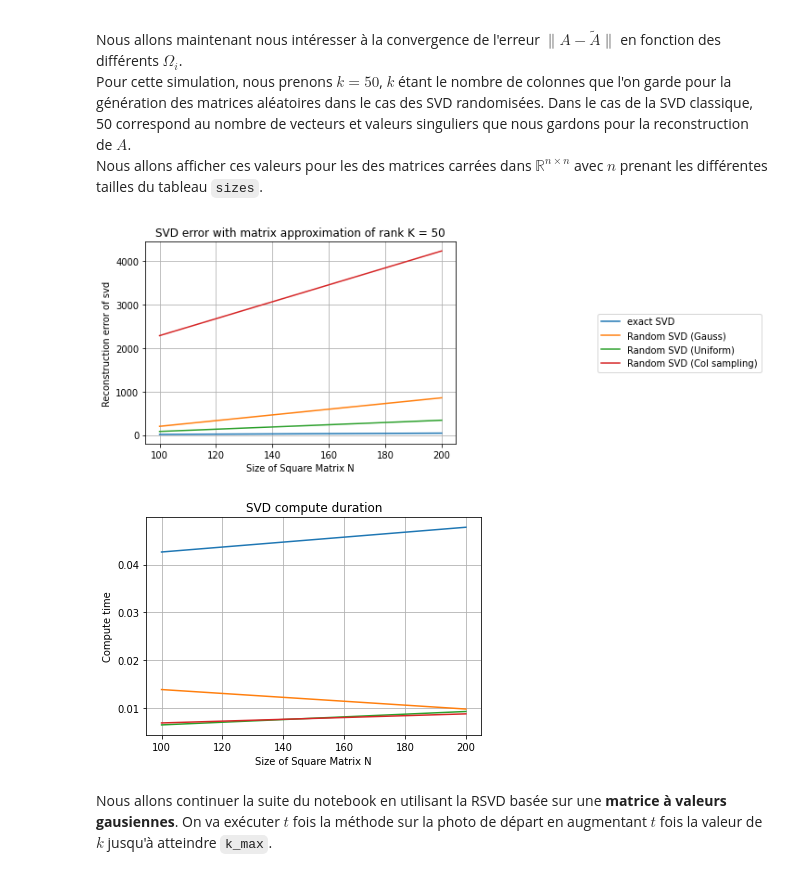
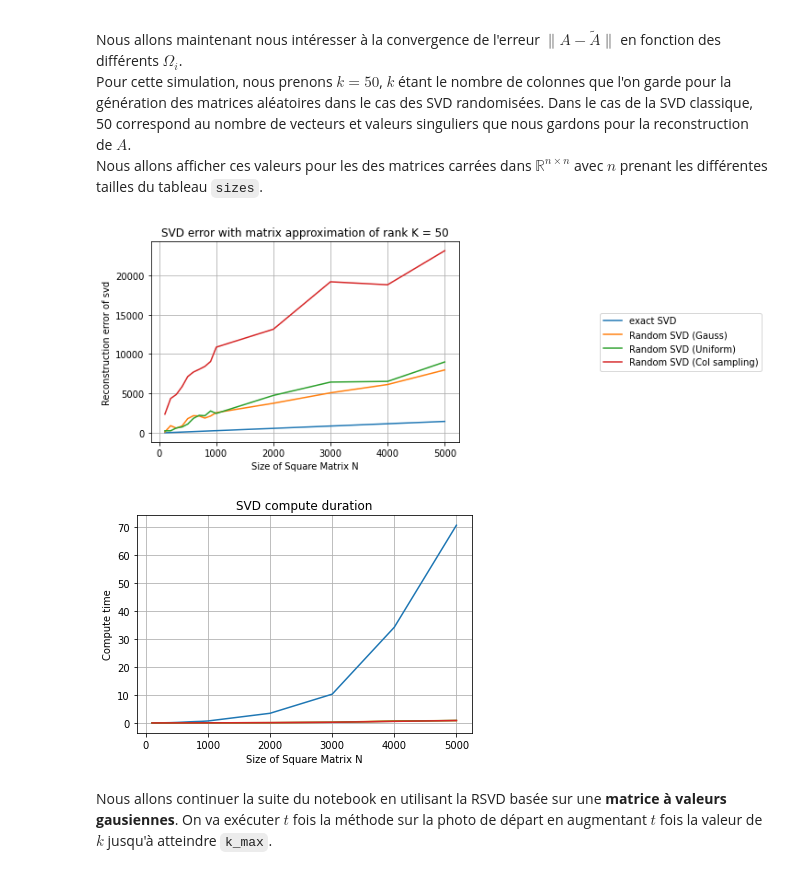
Before and after one commit to Aympab/randomized-svd, a Jupyter notebook: main.ipynb, the cells around one changed output. Drawn from its saved outputs; the diff is of its cells as text; code cells hidden in the pictures.

```diff
--- a/main.ipynb
+++ b/main.ipynb
@@ -182,13 +182,13 @@ Nous allons afficher ces valeurs pour les des matrices carrées dans $\mathbb{R}
 # %%
 ##########
 # WARNING : this cell takes about 10 minutes to compute, you might just want to look at the graphs
 ##########
 
-sizes = [100, 200]#, 300, 400, 500, 600, 700, 800, 900, 1000, 2000, 3000, 4000, 5000]
+sizes = [100, 200, 300, 400, 500, 600, 700, 800, 900, 1000, 2000, 3000, 4000, 5000]
 fixed_rank_errors_random_matrixes(sizes, k=50)
 # %% [output]
-[figure, old version]
+[figure, new version]
-[figure, old version]
+[figure, new version]
 # %% [markdown]
 Nous allons continuer la suite du notebook en utilisant la RSVD basée sur une **matrice à valeurs gausiennes**.
 On va exécuter $t$ fois la méthode sur la photo de départ en augmentant $t$ fois la valeur de $k$ jusqu'à atteindre `k_max`.
```
Also changed, not shown: parts of 13 cells of this notebook, 5 other files.
